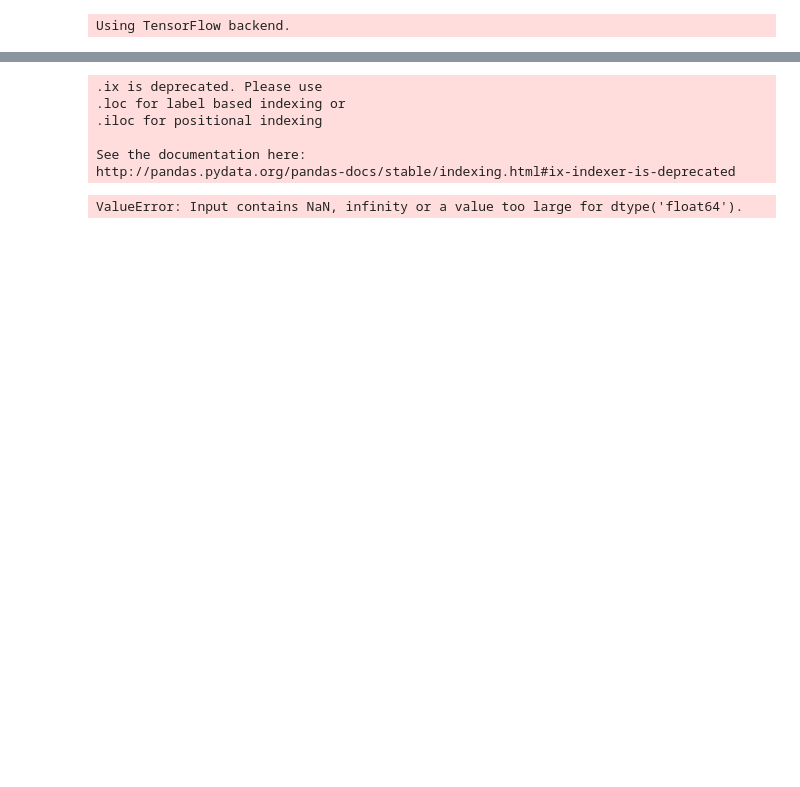
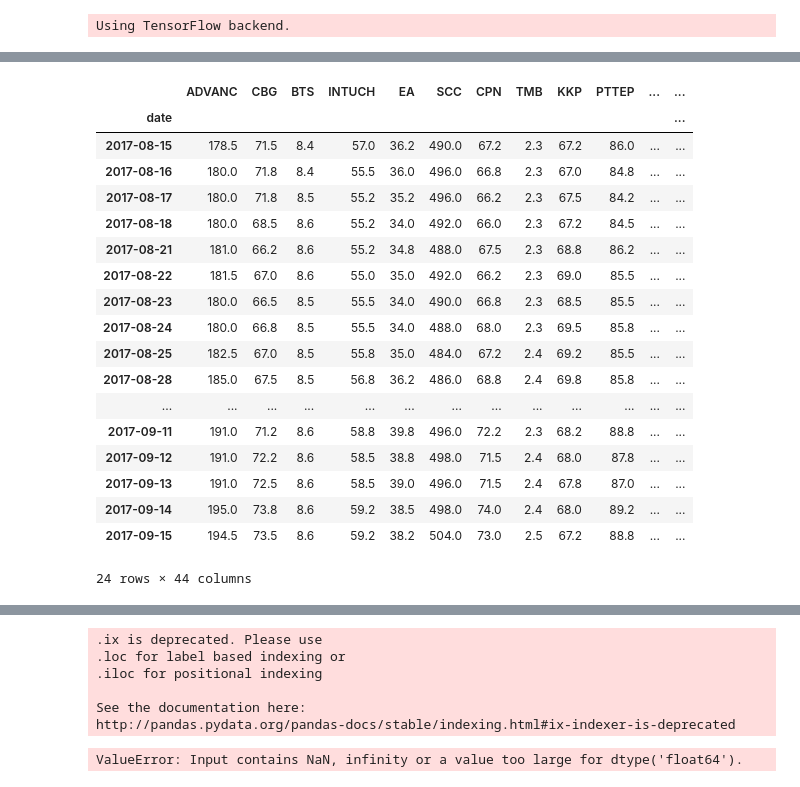
Before and after one commit to Shinnawat19/SeniorProject, a Jupyter notebook: Stock_LSTM/StockLSTM_Multiple.ipynb, the cells around one changed output, grey strips where cells are left out. Drawn from its saved outputs; the diff is of its cells as text; code cells hidden in the pictures; blank space fills up the shorter version.

```diff
--- a/Stock_LSTM/StockLSTM_Multiple.ipynb
+++ b/Stock_LSTM/StockLSTM_Multiple.ipynb
@@ -73,0 +112,22 @@ dtype('O')
+# %%
+df.dropna()
+# %% [output]
+|  | ADVANC | CBG | BTS | INTUCH | EA | SCC | CPN | TMB | KKP | PTTEP | ... | ... |
+| date |  |  |  |  |  |  |  |  |  |  |  | ... |
+| 2017-08-15 | 178.5 | 71.5 | 8.4 | 57.0 | 36.2 | 490.0 | 67.2 | 2.3 | 67.2 | 86.0 | ... | ... |
+| 2017-08-16 | 180.0 | 71.8 | 8.4 | 55.5 | 36.0 | 496.0 | 66.8 | 2.3 | 67.0 | 84.8 | ... | ... |
+| 2017-08-17 | 180.0 | 71.8 | 8.5 | 55.2 | 35.2 | 496.0 | 66.2 | 2.3 | 67.5 | 84.2 | ... | ... |
+| 2017-08-18 | 180.0 | 68.5 | 8.6 | 55.2 | 34.0 | 492.0 | 66.0 | 2.3 | 67.2 | 84.5 | ... | ... |
+| 2017-08-21 | 181.0 | 66.2 | 8.6 | 55.2 | 34.8 | 488.0 | 67.5 | 2.3 | 68.8 | 86.2 | ... | ... |
+| 2017-08-22 | 181.5 | 67.0 | 8.6 | 55.0 | 35.0 | 492.0 | 66.2 | 2.3 | 69.0 | 85.5 | ... | ... |
+| 2017-08-23 | 180.0 | 66.5 | 8.5 | 55.5 | 34.0 | 490.0 | 66.8 | 2.3 | 68.5 | 85.5 | ... | ... |
+| 2017-08-24 | 180.0 | 66.8 | 8.5 | 55.5 | 34.0 | 488.0 | 68.0 | 2.3 | 69.5 | 85.8 | ... | ... |
+| 2017-08-25 | 182.5 | 67.0 | 8.5 | 55.8 | 35.0 | 484.0 | 67.2 | 2.4 | 69.2 | 85.5 | ... | ... |
+| 2017-08-28 | 185.0 | 67.5 | 8.5 | 56.8 | 36.2 | 486.0 | 68.8 | 2.4 | 69.8 | 85.8 | ... | ... |
+| ... | ... | ... | ... | ... | ... | ... | ... | ... | ... | ... | ... | ... |
+| 2017-09-11 | 191.0 | 71.2 | 8.6 | 58.8 | 39.8 | 496.0 | 72.2 | 2.3 | 68.2 | 88.8 | ... | ... |
+| 2017-09-12 | 191.0 | 72.2 | 8.6 | 58.5 | 38.8 | 498.0 | 71.5 | 2.4 | 68.0 | 87.8 | ... | ... |
+| 2017-09-13 | 191.0 | 72.5 | 8.6 | 58.5 | 39.0 | 496.0 | 71.5 | 2.4 | 67.8 | 87.0 | ... | ... |
+| 2017-09-14 | 195.0 | 73.8 | 8.6 | 59.2 | 38.5 | 498.0 | 74.0 | 2.4 | 68.0 | 89.2 | ... | ... |
+| 2017-09-15 | 194.5 | 73.5 | 8.6 | 59.2 | 38.2 | 504.0 | 73.0 | 2.5 | 67.2 | 88.8 | ... | ... |
+24 rows × 44 columns
```
Also changed, not shown: parts of 11 cells of this notebook.
